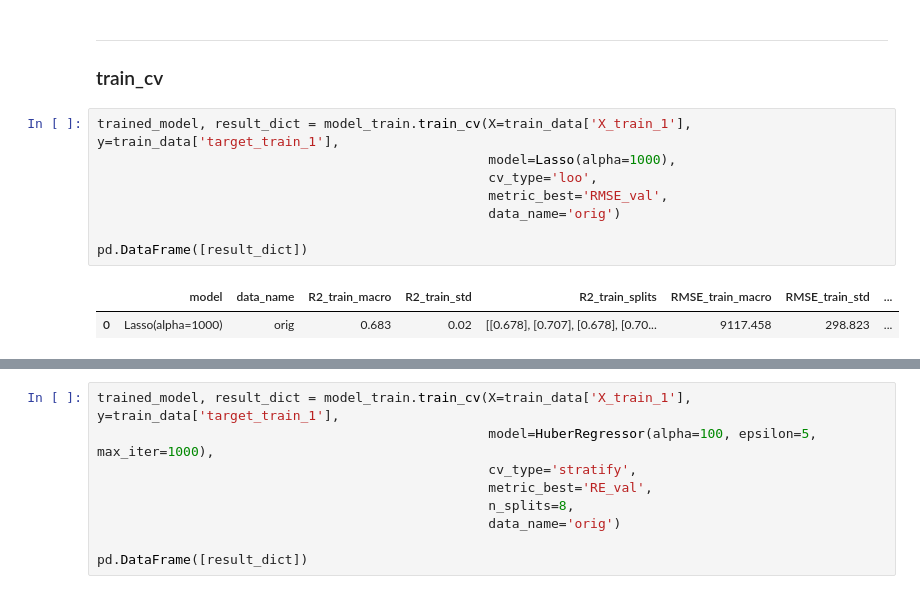
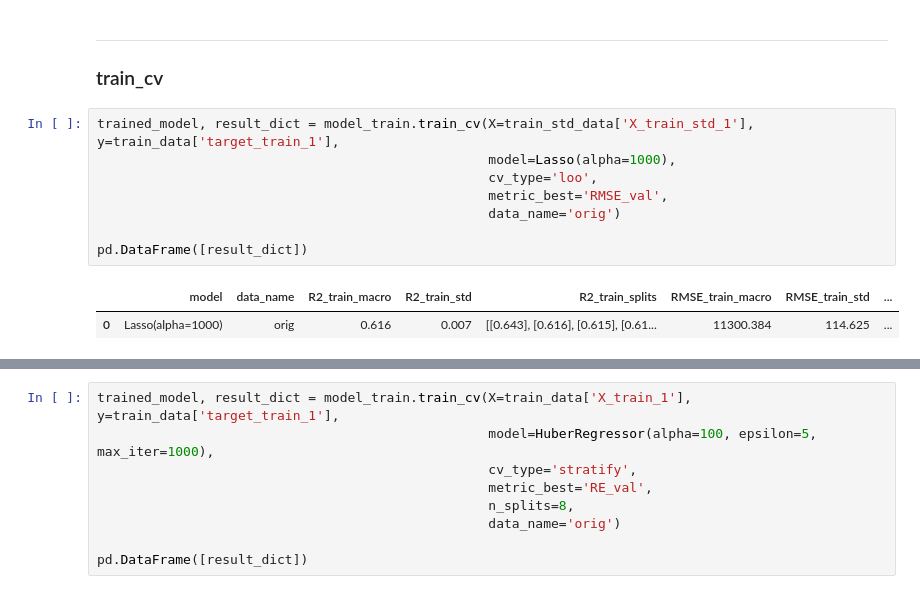
Before and after one commit to NazarovMichail/ds_nms, a Jupyter notebook: training_test.ipynb, the cells around one changed output, grey strips where cells are left out. Saved outputs shown, nothing was run; the diff lists cells and outputs as text.

```diff
--- a/training_test.ipynb
+++ b/training_test.ipynb
@@ -189,13 +187,13 @@ result_df
 ___
 ### <a id=5>train_cv</a>
 # %%
-trained_model, result_dict = model_train.train_cv(X=train_data['X_train_1'], y=train_data['target_train_1'],
+trained_model, result_dict = model_train.train_cv(X=train_std_data['X_train_std_1'], y=train_data['target_train_1'],
                                                   model=Lasso(alpha=1000),
                                                   cv_type='loo',
                                                   metric_best='RMSE_val',
                                                   data_name='orig')
 
 pd.DataFrame([result_dict])
 # %% [output]
 |  | model | data_name | R2_train_macro | R2_train_std | R2_train_splits | RMSE_train_macro | RMSE_train_std | ... |
-| 0 | Lasso(alpha=1000) | orig | 0.683 | 0.02 | [[0.678], [0.707], [0.678], [0.70... | 9117.458 | 298.823 | ... |
+| 0 | Lasso(alpha=1000) | orig | 0.616 | 0.007 | [[0.643], [0.616], [0.615], [0.61... | 11300.384 | 114.625 | ... |
```
Also changed, not shown: parts of 3 cells of this notebook, 8 other files.
